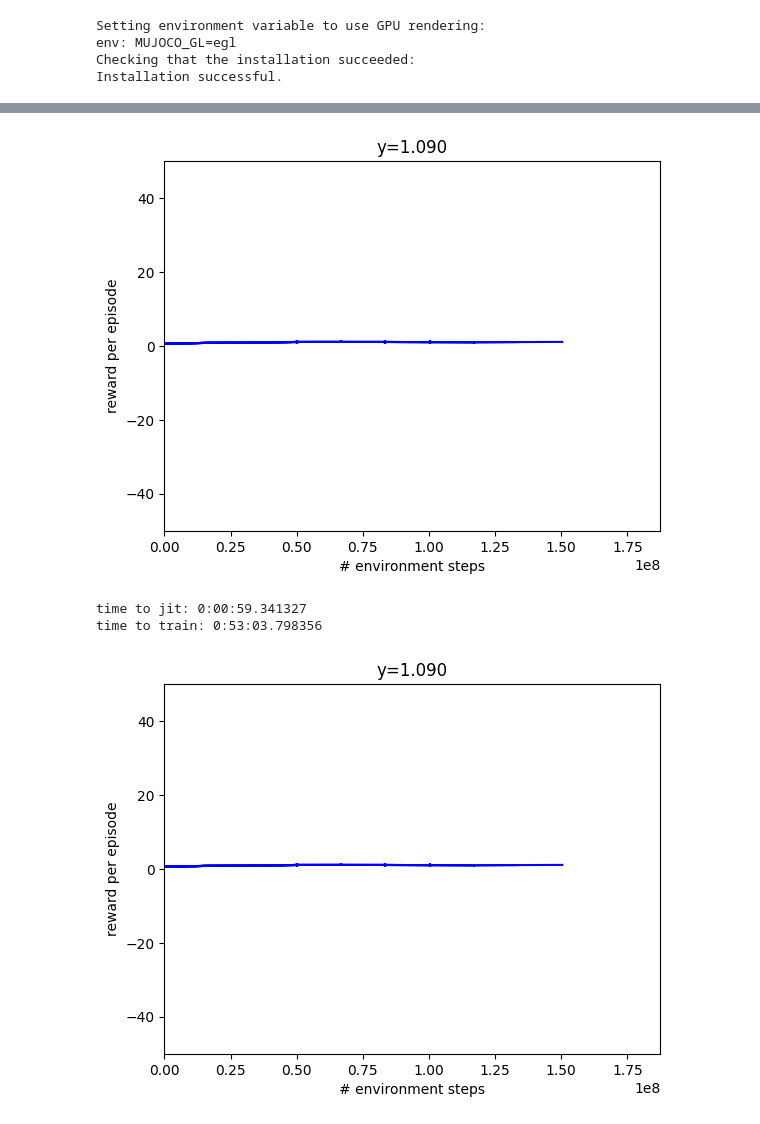
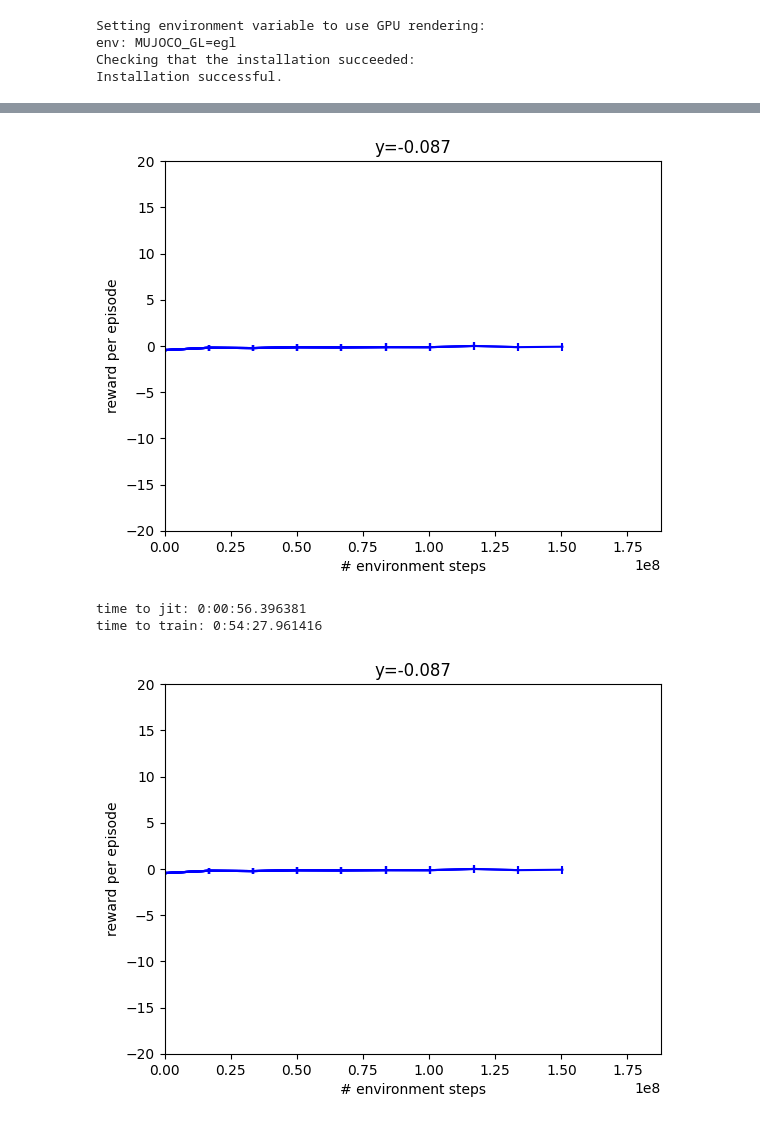
Before and after one commit to shazia-dewan/multi-agentCrazyflieLift, a Jupyter notebook: code/src/mjx_gpu/MARL.ipynb, the cells around one changed output, grey strips where cells are left out. Drawn from its saved outputs; the diff is of its cells as text; code cells hidden in the pictures.

```diff
--- a/code/src/mjx_gpu/MARL.ipynb
+++ b/code/src/mjx_gpu/MARL.ipynb
@@ -188,24 +111,0 @@ time to train: 0:11:15.133317
-# %%
-# @title Cartpole Balance Visualization
-jit_reset = jax.jit(env.reset)
-jit_step = jax.jit(env.step)
-jit_inference_fn = jax.jit(make_inference_fn(params, deterministic=True))
-
-env_cfg = registry.get_default_config('CartpoleBalance')
-rng = jax.random.PRNGKey(42)
-rollout = []
-n_episodes = 1
-
-for _ in range(n_episodes):
-  state = jit_reset(rng)
-  rollout.append(state)
-  for i in range(env_cfg.episode_length):
-    act_rng, rng = jax.random.split(rng)
-    ctrl, _ = jit_inference_fn(state.obs, act_rng)
-    state = jit_step(state, ctrl)
-    rollout.append(state)
-
-render_every = 1
-frames = env.render(rollout[::render_every])
-rewards = [s.reward for s in rollout]
-media.show_video(frames, fps=1.0 / env.dt / render_every)
@@ -253,9 +151,9 @@ TRAINING_ANG_VEL_RANGE = 0.1
 OUT_OF_BOUNDS_RANGE = 2.0
 
 # Reward and observation constants
-TERMINATION_WEIGHT = -1.0
-SURVIVAL_WEIGHT = -1.0 * TERMINATION_WEIGHT / 1000
-DRONE_PROXIMITY_WEIGHT = -0.01
+TERMINATION_WEIGHT = 1.0
+SURVIVAL_WEIGHT = TERMINATION_WEIGHT / 1000
+DRONE_PROXIMITY_WEIGHT = 0.01
 TARGET_PROXIMITY_WEIGHT = 0.01
 
 DRONE_PROXIMITY_THRESHOLD = 0.25
@@ -447,7 +345,7 @@ class CrazyflieEnv(mjx_env.MjxEnv):
             SURVIVAL_WEIGHT
             + proximity_bonus
             + distance_improvement
-            + drone_proximity_penalty
+            - drone_proximity_penalty
             - done.astype(jnp.float32) * TERMINATION_WEIGHT
         )
 
@@ -460,8 +358,8 @@ class CrazyflieEnv(mjx_env.MjxEnv):
             "reward/distance_improvement": jnp.mean(distance_improvement),
             "reward/proximity_bonus": jnp.mean(proximity_bonus),
             "reward/survival_bonus": SURVIVAL_WEIGHT * NUM_DRONES,
-            "reward/termination": done_all * TERMINATION_WEIGHT,
-            "reward/drone_proximity_penalty": jnp.mean(drone_proximity_penalty),
+            "reward/termination": - done_all * TERMINATION_WEIGHT,
+            "reward/drone_proximity_penalty": - jnp.mean(drone_proximity_penalty),
             "reward": reward,
         }
 
@@ -639,7 +537,7 @@ def progress(num_steps, metrics):
     y_dataerr.append(metrics["eval/episode_reward_std"])
 
     plt.xlim([0, ppo_params["num_timesteps"] * 1.25])
-    plt.ylim([-50, 50])
+    plt.ylim([-20, 20])
     plt.xlabel("# environment steps")
     plt.ylabel("reward per episode")
     plt.title(f"y={y_data[-1]:.3f}")
@@ -657,7 +555,6 @@ def linear_annealing_lr(init_lr, final_lr, num_timesteps):
 ppo_params = config_dict.create(
     num_timesteps=PPO_TIMESTEPS,
     num_evals=10,
-    reward_scaling=10.0,
     episode_length=1500,
     normalize_observations=True,
     action_repeat=1,
@@ -666,43 +563,43 @@ ppo_params = config_dict.create(
     num_updates_per_batch=16,
     discounting=0.995,
     learning_rate=linear_annealing_lr(3e-3, 3e-5,  PPO_TIMESTEPS),
-    entropy_cost=1e-2,
+    entropy_cost=1e-3,
     num_envs=2048,
     batch_size=1024,
 )
 
 ppo_training_params = dict(ppo_params)
 network_factory = ppo_networks.make_ppo_networks
 if "network_factory" in ppo_params:
     del ppo_training_params["network_factory"]
     network_factory = functools.partial(
         ppo_networks.make_ppo_networks,
         **ppo_params.network_factory
     )
 
 train_fn = functools.partial(
     ppo.train,
     **dict(ppo_training_params),
     network_factory=network_factory,
     progress_fn=progress
 )
 
 # Create environment
 env = CrazyflieEnv()
 
 # Train PPO agent - make_inference_fn is our policy function, params are network parameters, metrics are training stats
 # Wrap env for training to match Brax format (e.g. add device and env dimensions to obs)
 make_inference_fn, params, metrics = train_fn(
     environment=env,
     wrap_env_fn=wrapper.wrap_for_brax_training,
 )
 print(f"time to jit: {times[1] - times[0]}")
 print(f"time to train: {times[-1] - times[1]}")
 # %% [output]
-[figure, old version]
+[figure, new version]
-time to jit: 0:00:59.341327
-time to train: 0:53:03.798356
+time to jit: 0:00:56.396381
+time to train: 0:54:27.961416
-[figure, old version]
+[figure, new version]
 # %%
 #@title Crazyflie Evaluation
 env = CrazyflieEnv()
```
Also changed, not shown: parts of 4 cells of this notebook.
